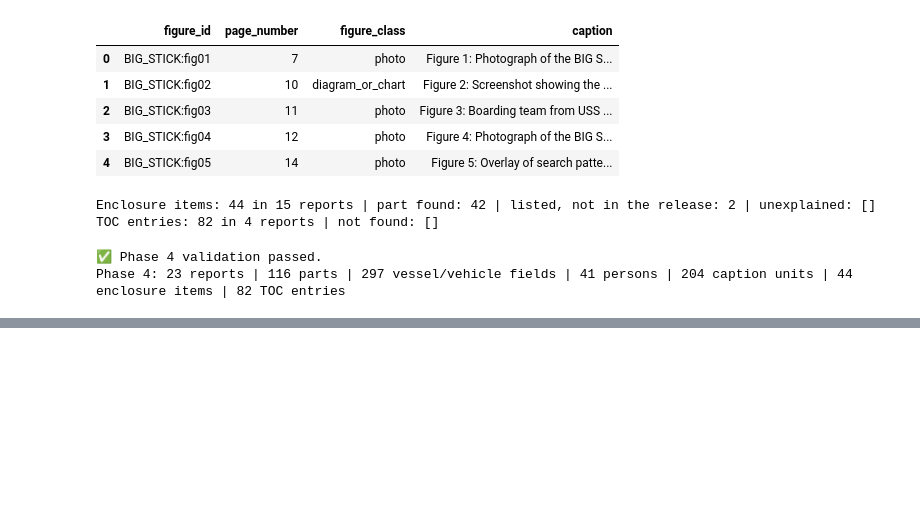
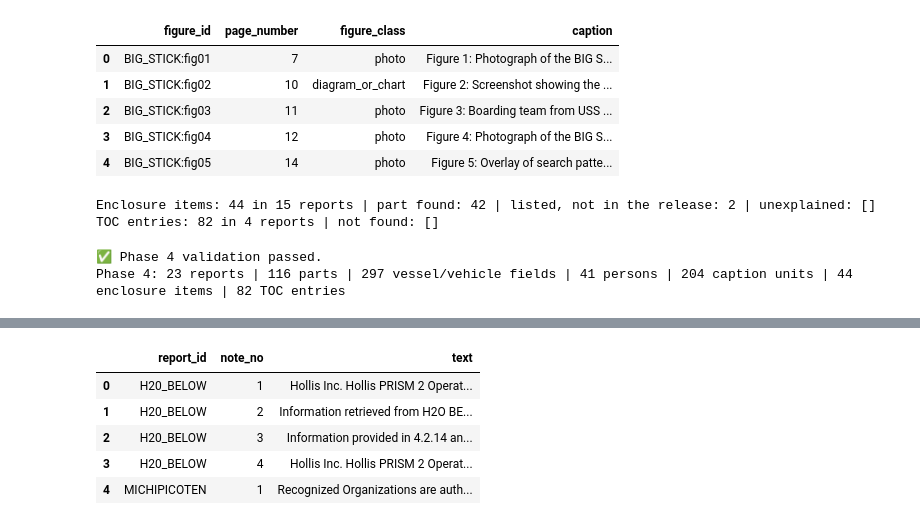
Before and after one commit to mahmoudsameh00/nilegate-ports-ai, a Jupyter notebook: Notebooks/USCG_ROI_chunking.ipynb, the cells around one changed output, grey strips where cells are left out. Drawn from its saved outputs; the diff is of its cells as text; code cells hidden in the pictures; blank space fills up the shorter version.

```diff
--- a/Notebooks/USCG_ROI_chunking.ipynb
+++ b/Notebooks/USCG_ROI_chunking.ipynb
@@ -2457,0 +2567,87 @@ Phase 4: 23 reports | 116 parts | 297 vessel/vehicle fields | 41 persons | 204 c
+# %%
+# =========================================================
+# 5.2 Note registry: native footnote zone + OCR footnotes; List of Figures / Tables -> metadata
+# =========================================================
+# (a) SPIRIT_OF_BOSTON's List of Figures / List of Tables (last pages): metadata, cross-checked against the captions
+LIST_HEAD_RE = re.compile(r"^List of (Figures|Tables)$")
+FIGURE_LIST_ENTRY_RE = re.compile(r"^(?P<no>\d{1,2})\s+(?P<caption>\S.*?)\s+(?P<page>\d{1,3})$")
+heads = rows_df[rows_df["text"].str.strip().map(lambda t: bool(LIST_HEAD_RE.match(t)))]
+assert heads["report_id"].unique().tolist() == ["SPIRIT_OF_BOSTON"], heads
+first = heads.sort_values(["page_number", "y0"]).iloc[0]
+in_list = ((rows_df["report_id"] == first.report_id) & (rows_df["page_number"] >= first.page_number)
+           & ~((rows_df["page_number"] == first.page_number) & (rows_df["y0"] < first.y0))
+           & rows_df["role"].isin(["body", "footnote"]))
+assert rows_df.loc[rows_df["report_id"] == first.report_id, "page_number"].max() == 97, "The lists are the last pages."
+rows_df.loc[in_list, "role"] = "figure_list"
+figure_list = []
+for r in rows_df[in_list].sort_values(["page_number", "y0"]).itertuples():
+    t = r.text.strip()
+    if LIST_HEAD_RE.match(t):
+        kind = LIST_HEAD_RE.match(t).group(1)[:-1].lower()
+    elif m := FIGURE_LIST_ENTRY_RE.match(t):
+        figure_list.append({"kind": kind, "number": int(m["no"]), "page": int(m["page"])})
+# the table entries print "caption" and "no page" on two baselines ("1 3", "2 20")
+figure_list += [{"kind": "table", "number": int(m[1]), "page": int(m[2])}
+                for t in rows_df.loc[in_list, "text"] if (m := re.match(r"^(\d)\s+(\d{1,3})$", t.strip()))]
+figure_list_df = pd.DataFrame(figure_list).drop_duplicates()
+spirit_caps = figures_df[figures_df["report_id"] == first.report_id]
+for kind in ("figure", "table"):
+    listed = sorted(figure_list_df.loc[figure_list_df["kind"] == kind, "number"])
+    printed = sorted(set(spirit_caps.loc[spirit_caps["kind"] == kind, "number"].astype(int)))
+    assert listed == printed, (kind, listed, printed)
+print("SPIRIT_OF_BOSTON figure/table lists -> metadata:", int(in_list.sum()), "rows |",
+      figure_list_df["kind"].value_counts().to_dict(), "entries = the printed captions")
+
+# (b) OCR footnotes: bottom zone, left of the page's text column, starting with the note number
+NOTE_START_RE = re.compile(r"^(?P<no>\d{1,3})(?:\s+(?P<a>\S.*)|(?P<b>[A-Za-z].*))$")     # "7CG 028 …" has no space; "4.2.9." is not a note
+OCR_NOTE_START_RE = re.compile(r"^\d{1,2}\s+[A-Z]")
+ocr_body = rows_df[(rows_df["provenance"] != "native") & (rows_df["role"] == "body")]
+col_left = ocr_body.groupby(["report_id", "page_number"])["x0"].median()
+ocr_note_rows = []
+for (rid, p), pg in ocr_body[ocr_body["y0"] > 640].groupby(["report_id", "page_number"]):
+    started = False
+    for r in pg.sort_values("y0").itertuples():
+        left = r.x0 < col_left[(rid, p)] - 25
+        if left and (OCR_NOTE_START_RE.match(r.text.strip()) or started):
+            ocr_note_rows.append(r.row_id); started = True
+        else:
+            started = False
+rows_df.loc[rows_df["row_id"].isin(ocr_note_rows), "role"] = "footnote"
+assert rows_df.loc[rows_df["row_id"].isin(ocr_note_rows), "report_id"].unique().tolist() == ["H20_BELOW"]
+
+# (c) registry: a row starts note n when it prints the next number of its report; other rows continue the current note
+NOTE_LABEL_SLIPS = {("SPIRIT_OF_BOSTON", 62, 54): 55}   # p.62 prints "54" again for the note of marker 55 (reviewed)
+NOTE_ROW_OVERRIDES = {("SPIRIT_OF_BOSTON", 62): {"• Passenger ships": 54, "Oil tankers": 54,
+                                                 "not later than July 1, 1998.": 54, "Other cargo ships": 54}}
+# ^ the bullet list continues note 54 of p.61 ("…mandatory for three types of vessels, …:"), printed below note 55
+note_parts, note_of_row = {}, {}
+for rid, g in rows_df[rows_df["role"] == "footnote"].sort_values(["page_number", "y0"]).groupby("report_id", sort=False):
+    last = 0
+    for r in g.itertuples():
+        t = r.text.strip()
+        ovr = next((n for pre, n in NOTE_ROW_OVERRIDES.get((rid, r.page_number), {}).items() if t.startswith(pre)), None)
+        m = NOTE_START_RE.match(t)
+        n = NOTE_LABEL_SLIPS.get((rid, r.page_number, int(m["no"])), int(m["no"])) if m else None
+        if ovr is not None:
+            no, text = ovr, t
+        elif m and n == last + 1:
+            no, text, last = n, m["a"] or m["b"], n
+        else:
+            assert last, (rid, r.page_number, t)
+            no, text = last, t
+        note_parts.setdefault((rid, no), []).append((r.page_number, r.row_id, text))
+        note_of_row[r.row_id] = (rid, no)
+note_records = []
+for (rid, no), parts in note_parts.items():
+    text = ""
+    for _, _, t in parts:                       # a row ending in "-" is a word split at the line end ("pre-" + "dives")
+        text = text + t if text.endswith("-") else (text + " " + t if text else t)
+    text = re.sub(r"\s+", " ", text).strip()
+    note_records.append({"report_id": rid, "note_no": no, "text": text, "page_number": parts[0][0],
+                         "row_ids": [x for _, x, _ in parts]})
+notes_df = pd.DataFrame(note_records).sort_values(["report_id", "note_no"]).reset_index(drop=True)
+for rid, g in notes_df.groupby("report_id"):
+    assert g["note_no"].tolist() == list(range(1, len(g) + 1)), (rid, g["note_no"].tolist())
+print("Notes:", len(notes_df), notes_df.groupby("report_id").size().to_dict())
+display(notes_df[["report_id", "note_no", "text"]].head(5))
+# %% [output]
@@ -2457,0 +2656,6 @@ Phase 4: 23 reports | 116 parts | 297 vessel/vehicle fields | 41 persons | 204 c
+|  | report_id | note_no | text |
+| 0 | H20_BELOW | 1 | Hollis Inc. Hollis PRISM 2 Operat... |
+| 1 | H20_BELOW | 2 | Information retrieved from H2O BE... |
+| 2 | H20_BELOW | 3 | Information provided in 4.2.14 an... |
+| 3 | H20_BELOW | 4 | Hollis Inc. Hollis PRISM 2 Operat... |
+| 4 | MICHIPICOTEN | 1 | Recognized Organizations are auth... |
```
Also changed, not shown: parts of 43 cells of this notebook, 8 other files.
